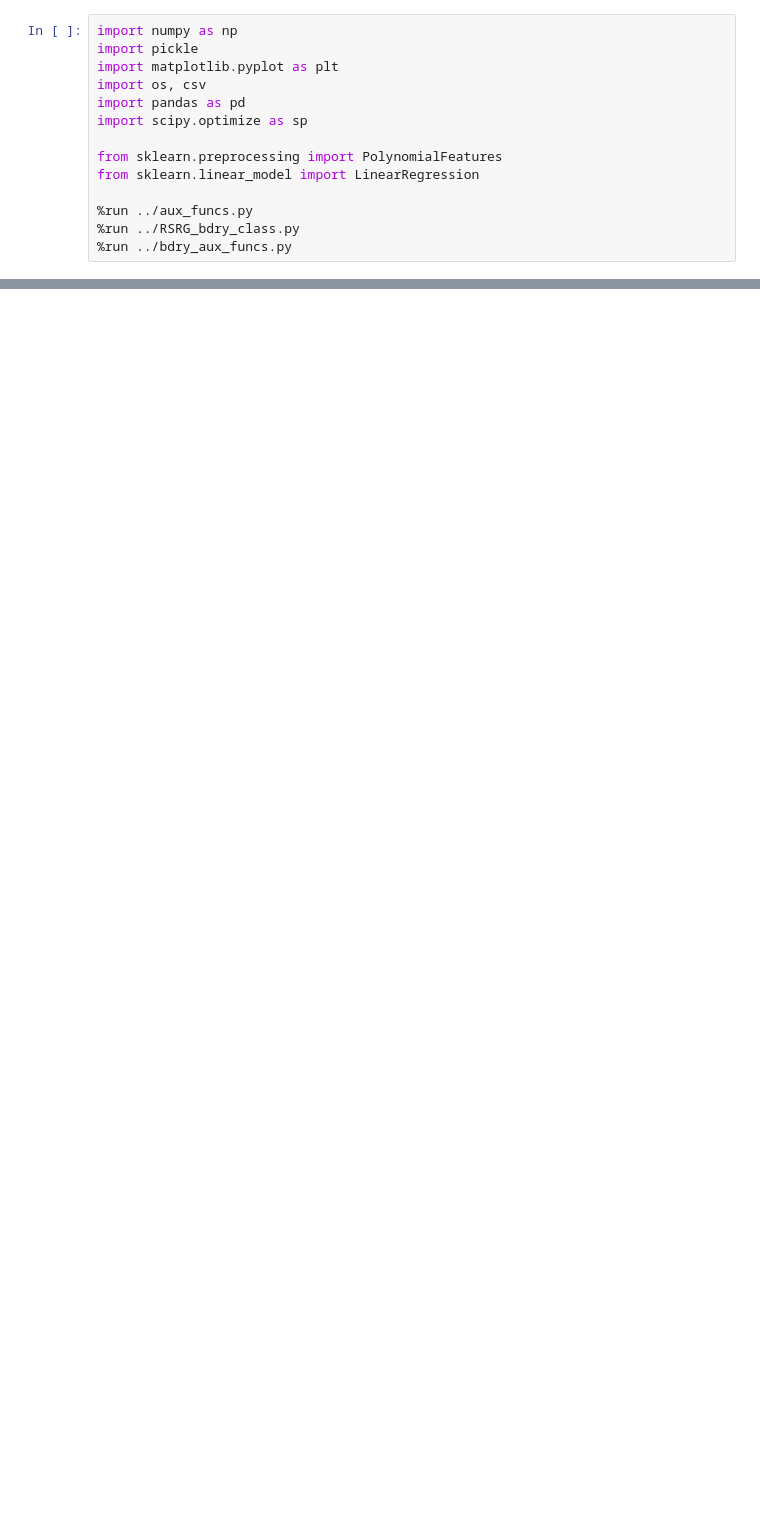
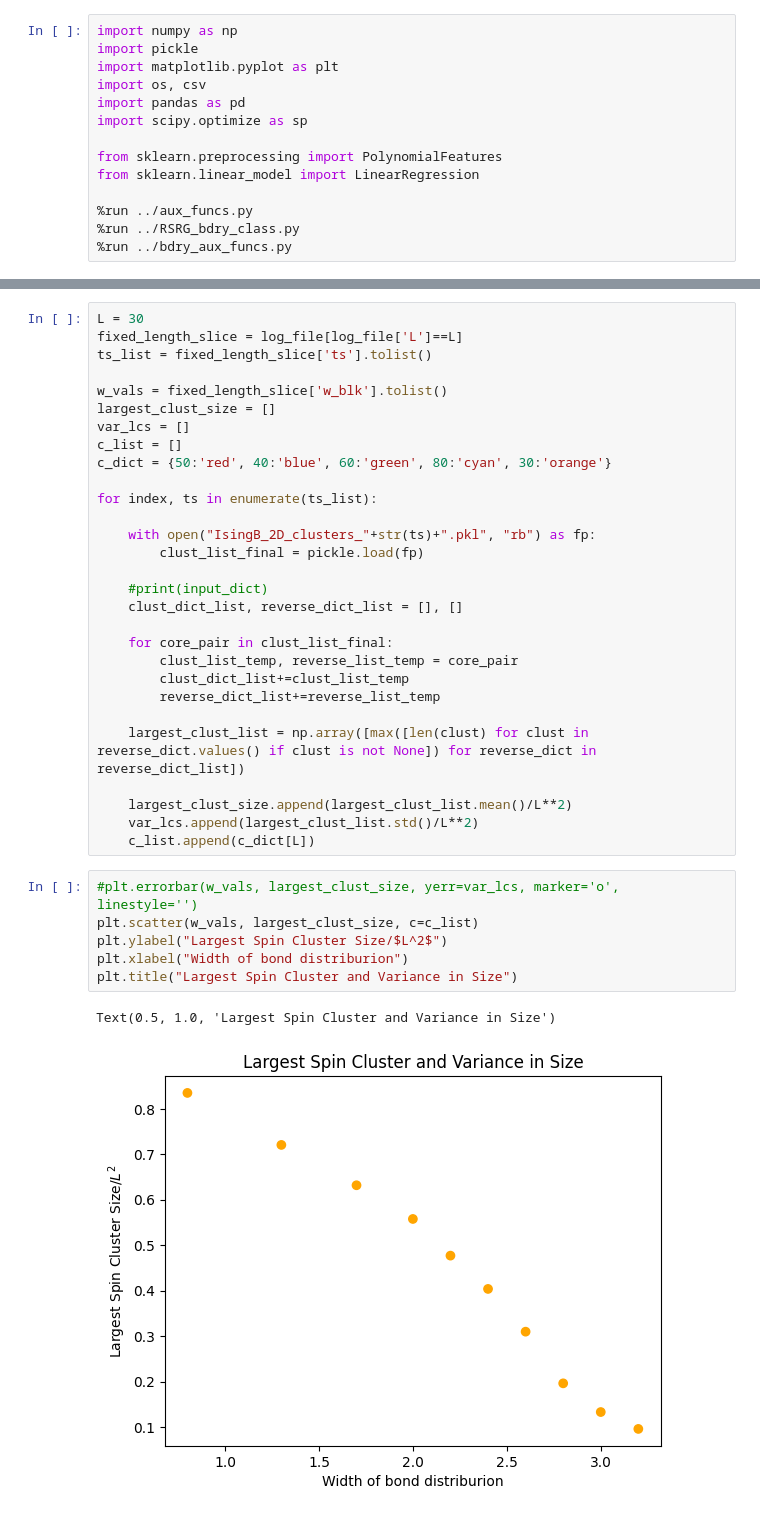
Before and after one commit to tsgaurav/Ising_RSRG, a Jupyter notebook: bdry_output/Bdry_distribution.ipynb, the cells around one changed output, grey strips where cells are left out. Drawn from its saved outputs; the diff is of its cells as text; blank space fills up the shorter version.

Commit message:
Modified percolation transition check for openBC

```diff
--- a/bdry_output/Bdry_distribution.ipynb
+++ b/bdry_output/Bdry_distribution.ipynb
@@ -21,0 +128,38 @@ log_file
+# %%
+L = 30
+fixed_length_slice = log_file[log_file['L']==L]
+ts_list = fixed_length_slice['ts'].tolist()
+
+w_vals = fixed_length_slice['w_blk'].tolist()
+largest_clust_size = []
+var_lcs = []
+c_list = []
+c_dict = {50:'red', 40:'blue', 60:'green', 80:'cyan', 30:'orange'}
+
+for index, ts in enumerate(ts_list):
+
+    with open("IsingB_2D_clusters_"+str(ts)+".pkl", "rb") as fp:
+        clust_list_final = pickle.load(fp)
+
+    #print(input_dict)
+    clust_dict_list, reverse_dict_list = [], []
+
+    for core_pair in clust_list_final:
+        clust_list_temp, reverse_list_temp = core_pair
+        clust_dict_list+=clust_list_temp
+        reverse_dict_list+=reverse_list_temp
+
+    largest_clust_list = np.array([max([len(clust) for clust in reverse_dict.values() if clust is not None]) for reverse_dict in reverse_dict_list])
+
+    largest_clust_size.append(largest_clust_list.mean()/L**2)
+    var_lcs.append(largest_clust_list.std()/L**2)
+    c_list.append(c_dict[L])
+# %%
+#plt.errorbar(w_vals, largest_clust_size, yerr=var_lcs, marker='o', linestyle='')
+plt.scatter(w_vals, largest_clust_size, c=c_list)
+plt.ylabel("Largest Spin Cluster Size/$L^2$")
+plt.xlabel("Width of bond distriburion")
+plt.title("Largest Spin Cluster and Variance in Size")
+# %% [output]
+Text(0.5, 1.0, 'Largest Spin Cluster and Variance in Size')
+[figure, added]
```
Also changed, not shown: parts of 6 cells of this notebook, 2 other files.
